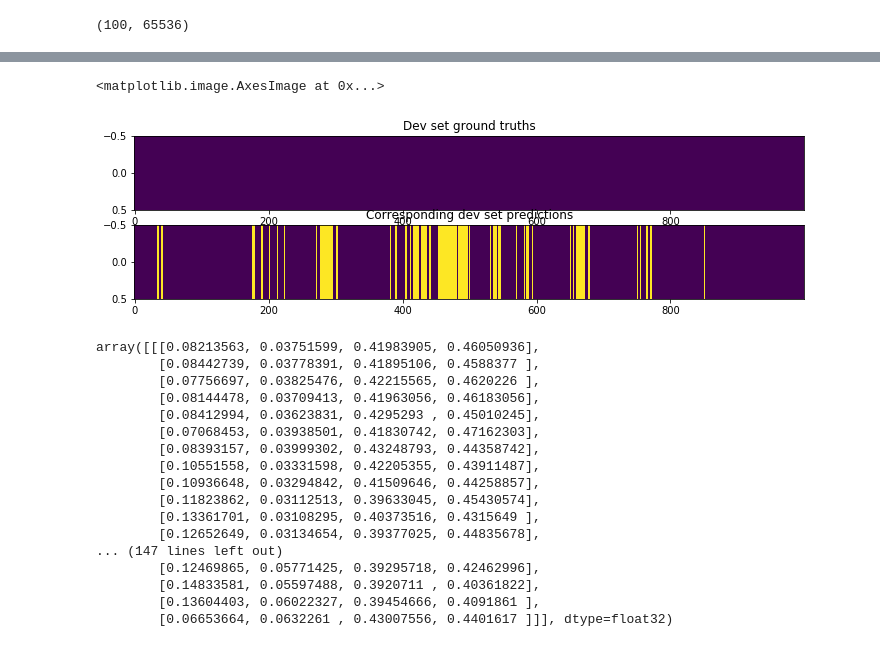
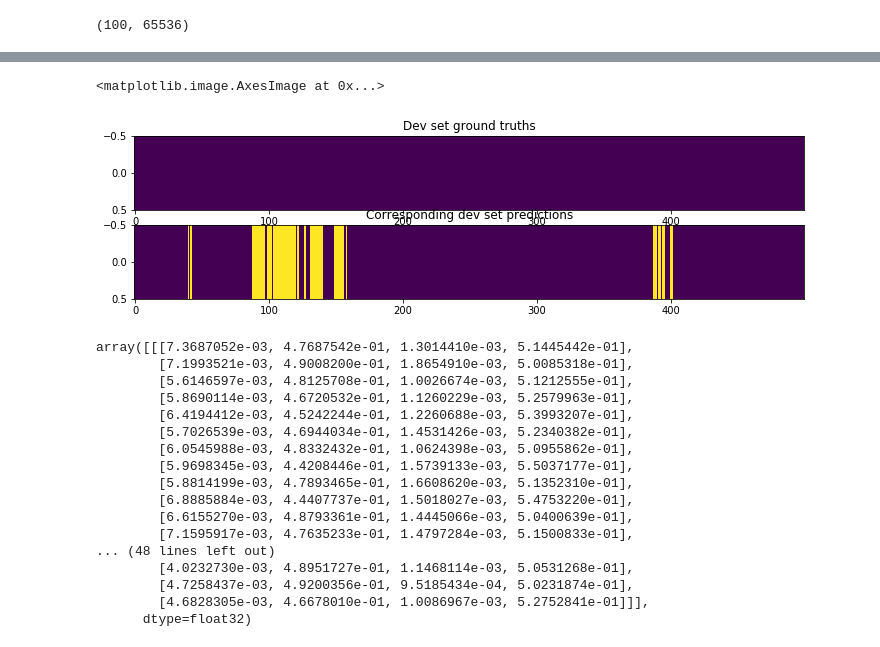
Before and after one commit to maguirre1/deepLAI, a Jupyter notebook: model/sandbox.ipynb, the cells around one changed output, grey strips where cells are left out. Drawn from its saved outputs; the diff is of its cells as text; code cells hidden in the pictures.

Commit message:
new model experiment

```diff
--- a/model/sandbox.ipynb
+++ b/model/sandbox.ipynb
@@ -14,7 +15,10 @@ na=3          # alleles
 nc=4          # ancestry classes
 ne=100         # number of epochs
 gen=True      # use data generator
-hor=True      # use multi-gpu
+hor=False      # use multi-gpu
+
+# reproducibility
+np.random.seed(23910464)
 # %%
 # configure horovod if we're using multiple gpus
 # - note that this doesn't work within a jupyter notebook
@@ -48,7 +50,7 @@ model=segnet(input_shape=(nv, na), n_classes=nc, n_filters=8)
 
 # and optimizer
 if hor:
-    adam=optimizers.Adam(lr=1e-4 * hvd.size())
+    adam=optimizers.Adam(lr=1e-5 * hvd.size())
     adam=hvd.DistributedOptimizer(adam)
 else:
     adam=optimizers.Adam(lr=1e-4)
@@ -108,10 +110,13 @@ print([X_dev.shape, Y_dev.shape])
 [(100, 65536, 3), (100, 65536, 4)]
 # %%
 # now try it out!
+es = EarlyStopping(monitor='val_loss', mode='min', verbose=1, patience=25) # not implemented below
+
+# fit with generator, or not
 if gen:
     params={'X':X, 'Y':Y, 'dim':nv, 'batch_size':32, 'n_classes':nc, 'n_alleles':na}
     generator=DataGenerator(train_ix, **params)
-    history=model.fit_generator(generator=generator, epochs=ne, validation_data=(X_dey, Y_dev))
+    history=model.fit_generator(generator=generator, epochs=ne, validation_data=(X_dev, Y_dev), callbacks=[es])
 else:
-    history=model.fit(X[train_ix,:nv,:na], Y[train_ix,:nv,1:], batch_size=4, epochs=ne)
+    history=model.fit(X[train_ix,:nv,:na], Y[train_ix,:nv,1:], batch_size=4, epochs=ne, callbacks=[es])
 # %% [output]
@@ -223,35 +219,35 @@ np.where(np.argmax(Y_hat_p[46,:,:], axis=-1)==3)
 # %%
 plt.figure(figsize=(12, 3))
 Y_dev_lab = np.argmax(Y_dev, axis=-1)
 plt.subplot(211)
 plt.title('Dev set ground truths')
-plt.imshow(Y_dev_lab[46:47,57500:58500].astype(int), aspect='auto')#, cmap='jet')
+plt.imshow(Y_dev_lab[48:49,29000:29500].astype(int), aspect='auto')#, cmap='jet')
 
 plt.subplot(212)
 plt.title('Corresponding dev set predictions')
-plt.imshow(Y_hat[46:47,57500:58500].astype(int), aspect='auto')#, cmap='jet')
+plt.imshow(Y_hat[48:49,29000:29500].astype(int), aspect='auto')#, cmap='jet')
 # %% [output]
 <matplotlib.image.AxesImage at 0x...>
-[figure, old version]
+[figure, new version]
 # %%
-Y_hat_p[46,np.where(np.argmax(Y_hat_p[46,:,:], axis=-1)==3),:]
+Y_hat_p[48,np.where(np.argmax(Y_hat_p[48,:,:], axis=-1)==3),:]
 # %% [output]
-array([[[0.08213563, 0.03751599, 0.41983905, 0.46050936],
-        [0.08442739, 0.03778391, 0.41895106, 0.4588377 ],
-        [0.07756697, 0.03825476, 0.42215565, 0.4620226 ],
-        [0.08144478, 0.03709413, 0.41963056, 0.46183056],
-        [0.08412994, 0.03623831, 0.4295293 , 0.45010245],
-        [0.07068453, 0.03938501, 0.41830742, 0.47162303],
-        [0.08393157, 0.03999302, 0.43248793, 0.44358742],
-        [0.10551558, 0.03331598, 0.42205355, 0.43911487],
-        [0.10936648, 0.03294842, 0.41509646, 0.44258857],
-        [0.11823862, 0.03112513, 0.39633045, 0.45430574],
-        [0.13361701, 0.03108295, 0.40373516, 0.4315649 ],
-        [0.12652649, 0.03134654, 0.39377025, 0.44835678],
-... (147 lines left out)
-        [0.12469865, 0.05771425, 0.39295718, 0.42462996],
-        [0.14833581, 0.05597488, 0.3920711 , 0.40361822],
-        [0.13604403, 0.06022327, 0.39454666, 0.4091861 ],
-        [0.06653664, 0.0632261 , 0.43007556, 0.4401617 ]]], dtype=float32)
+array([[[7.3687052e-03, 4.7687542e-01, 1.3014410e-03, 5.1445442e-01],
+        [7.1993521e-03, 4.9008200e-01, 1.8654910e-03, 5.0085318e-01],
+        [5.6146597e-03, 4.8125708e-01, 1.0026674e-03, 5.1212555e-01],
+        [5.8690114e-03, 4.6720532e-01, 1.1260229e-03, 5.2579963e-01],
+        [6.4194412e-03, 4.5242244e-01, 1.2260688e-03, 5.3993207e-01],
+        [5.7026539e-03, 4.6944034e-01, 1.4531426e-03, 5.2340382e-01],
+        [6.0545988e-03, 4.8332432e-01, 1.0624398e-03, 5.0955862e-01],
+        [5.9698345e-03, 4.4208446e-01, 1.5739133e-03, 5.5037177e-01],
+        [5.8814199e-03, 4.7893465e-01, 1.6608620e-03, 5.1352310e-01],
+        [6.8885884e-03, 4.4407737e-01, 1.5018027e-03, 5.4753220e-01],
+        [6.6155270e-03, 4.8793361e-01, 1.4445066e-03, 5.0400639e-01],
+        [7.1595917e-03, 4.7635233e-01, 1.4797284e-03, 5.1500833e-01],
+... (48 lines left out)
+        [4.0232730e-03, 4.8951727e-01, 1.1468114e-03, 5.0531268e-01],
+        [4.7258437e-03, 4.9200356e-01, 9.5185434e-04, 5.0231874e-01],
+        [4.6828305e-03, 4.6678010e-01, 1.0086967e-03, 5.2752841e-01]]],
+      dtype=float32)
 # %%
 # seems like a crf-smoother (even a post-hoc one) could really help
```
Also changed, not shown: parts of 8 cells of this notebook, 1 other file.
